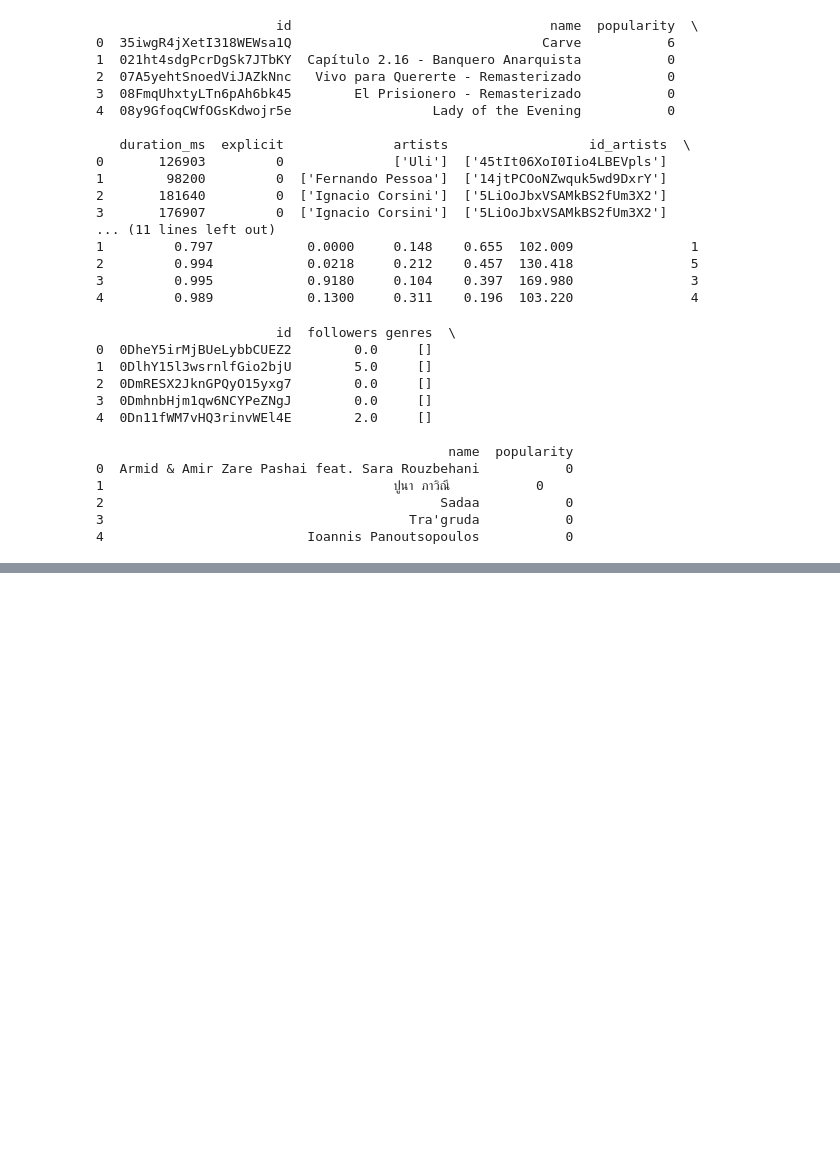
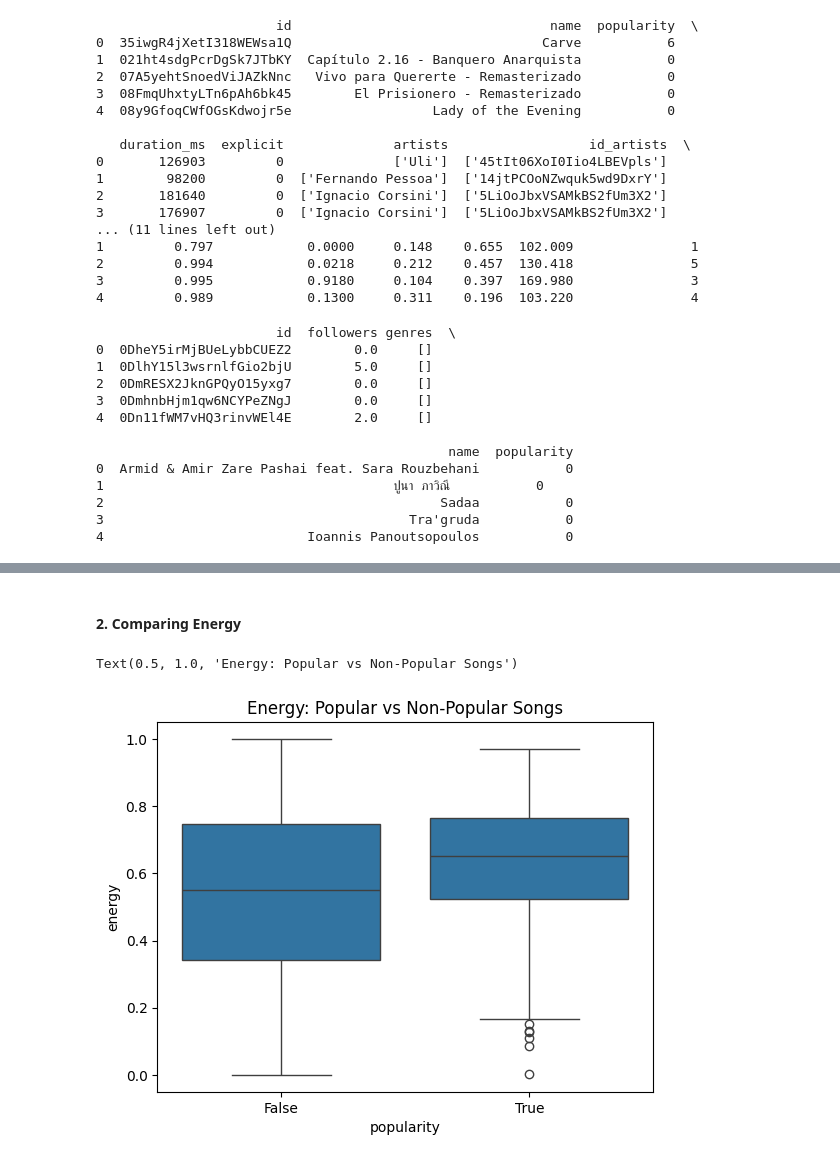
Before and after one commit to satyajitlion/spotify-data-analysis, a Jupyter notebook: spotify_eda.ipynb, the cells around one changed output, grey strips where cells are left out. Drawn from its saved outputs; the diff is of its cells as text; code cells hidden in the pictures; blank space fills up the shorter version.

```diff
--- a/spotify_eda.ipynb
+++ b/spotify_eda.ipynb
@@ -50,0 +163,8 @@ print(artists_df.head())  # Displays first 5 rows with all columns
+# %% [markdown]
+#### 2. Comparing Energy
+# %%
+sns.boxplot(x=tracks_df['popularity'] > 80, y=tracks_df['energy'], data=tracks_df)
+plt.title('Energy: Popular vs Non-Popular Songs')
+# %% [output]
+Text(0.5, 1.0, 'Energy: Popular vs Non-Popular Songs')
+[figure, added]
```
Also changed, not shown: parts of 34 cells of this notebook.
